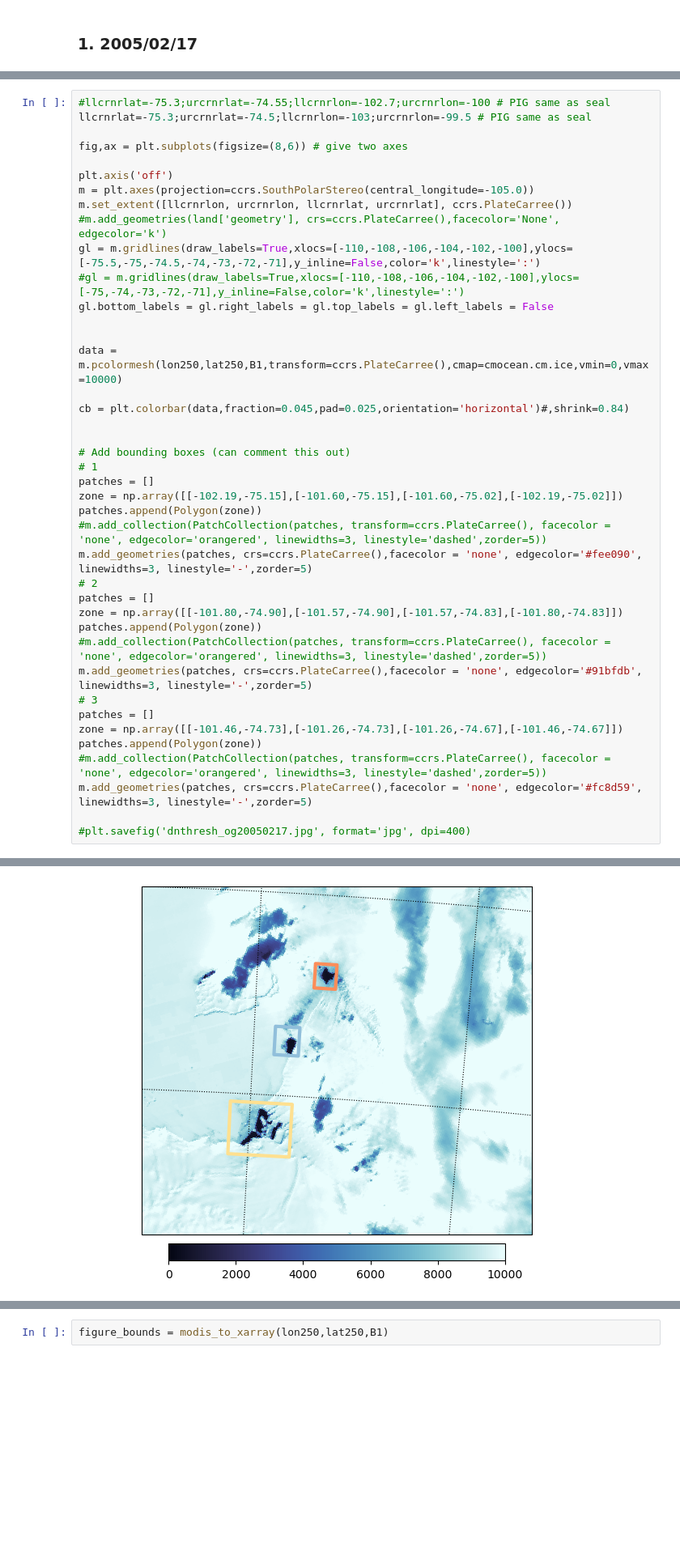
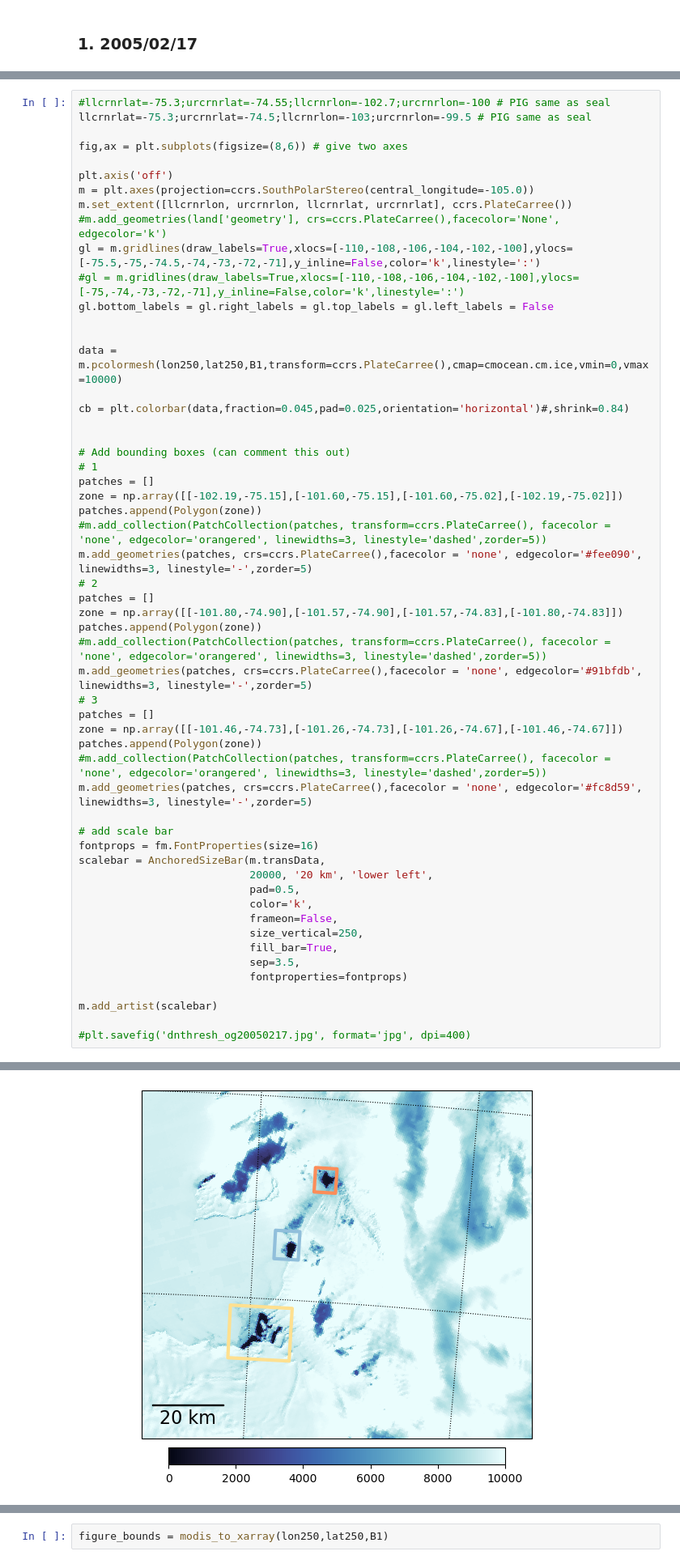
Before and after one commit to elenasavidge/polynyatimeseries, a Jupyter notebook: figS1.ipynb, the cells around one changed output, grey strips where cells are left out. Shown at 81% size. Cells and saved outputs as stored; diff of their text form; blank space fills up the shorter version.

```diff
--- a/figS1.ipynb
+++ b/figS1.ipynb
@@ -97,5 +99,19 @@ patches.append(Polygon(zone))
 #m.add_collection(PatchCollection(patches, transform=ccrs.PlateCarree(), facecolor = 'none', edgecolor='orangered', linewidths=3, linestyle='dashed',zorder=5))
 m.add_geometries(patches, crs=ccrs.PlateCarree(),facecolor = 'none', edgecolor='#fc8d59', linewidths=3, linestyle='-',zorder=5)
 
+# add scale bar
+fontprops = fm.FontProperties(size=16)
+scalebar = AnchoredSizeBar(m.transData,
+                           20000, '20 km', 'lower left',
+                           pad=0.5,
+                           color='k',
+                           frameon=False,
+                           size_vertical=250,
+                           fill_bar=True,
+                           sep=3.5,
+                           fontproperties=fontprops)
+
+m.add_artist(scalebar)
+
 #plt.savefig('dnthresh_og20050217.jpg', format='jpg', dpi=400)
 # %% [output]
@@ -103,4 +118,4 @@ m.add_geometries(patches, crs=ccrs.PlateCarree(),facecolor = 'none', edgecolor='
-[figure, old version]
+[figure, new version]
 # %%
 # Run this one at the time for each bound, e.g., figure_bounds, west_bounds... while commenting out the rest
 
```
Also changed, not shown: parts of 5 cells of this notebook.
